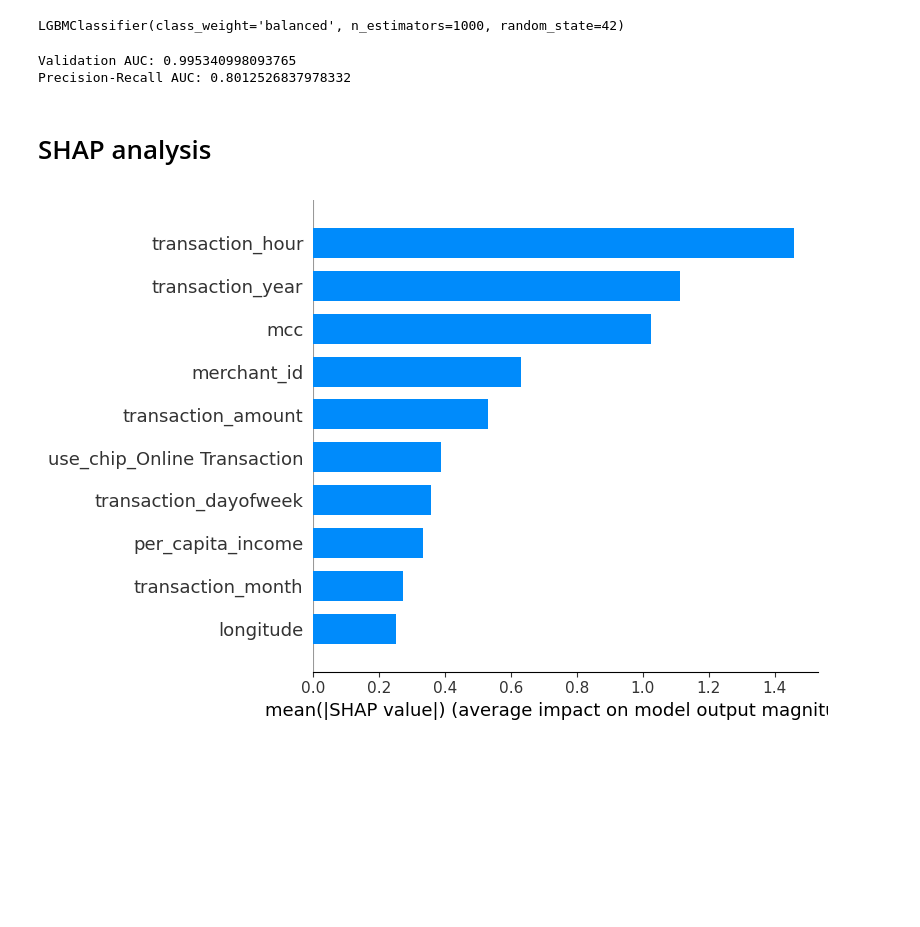
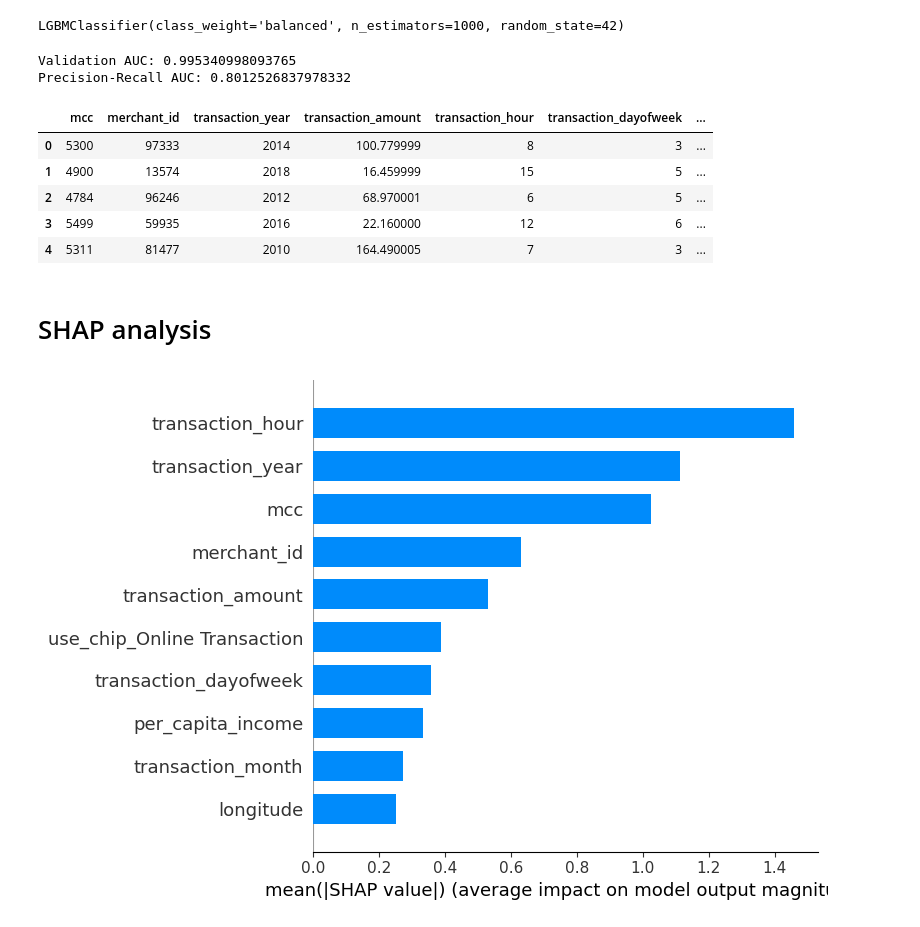
Before and after one commit to marcsirvent/frauddetection, a Jupyter notebook: main.ipynb, the cells around one changed output. Drawn from its saved outputs; the diff is of its cells as text; code cells hidden in the pictures; blank space fills up the shorter version.

```diff
--- a/main.ipynb
+++ b/main.ipynb
@@ -384,3 +384,16 @@ print("Precision-Recall AUC:", pr_auc)
 # %% [output]
 Validation AUC: 0.995340998093765
 Precision-Recall AUC: 0.8012526837978332
+# %%
+top_features = feature_importances.head(10).index.tolist()  # Get top 10 most important features
+
+cols = top_features + [target]
+train_df_sample = train_df_sample[cols]
+train_df_sample.head()
+# %% [output]
+|  | mcc | merchant_id | transaction_year | transaction_amount | transaction_hour | transaction_dayofweek | ... |
+| 0 | 5300 | 97333 | 2014 | 100.779999 | 8 | 3 | ... |
+| 1 | 4900 | 13574 | 2018 | 16.459999 | 15 | 5 | ... |
+| 2 | 4784 | 96246 | 2012 | 68.970001 | 6 | 5 | ... |
+| 3 | 5499 | 59935 | 2016 | 22.160000 | 12 | 6 | ... |
+| 4 | 5311 | 81477 | 2010 | 164.490005 | 7 | 3 | ... |
```
Also changed, not shown: parts of 8 cells of this notebook, 3 other files.
